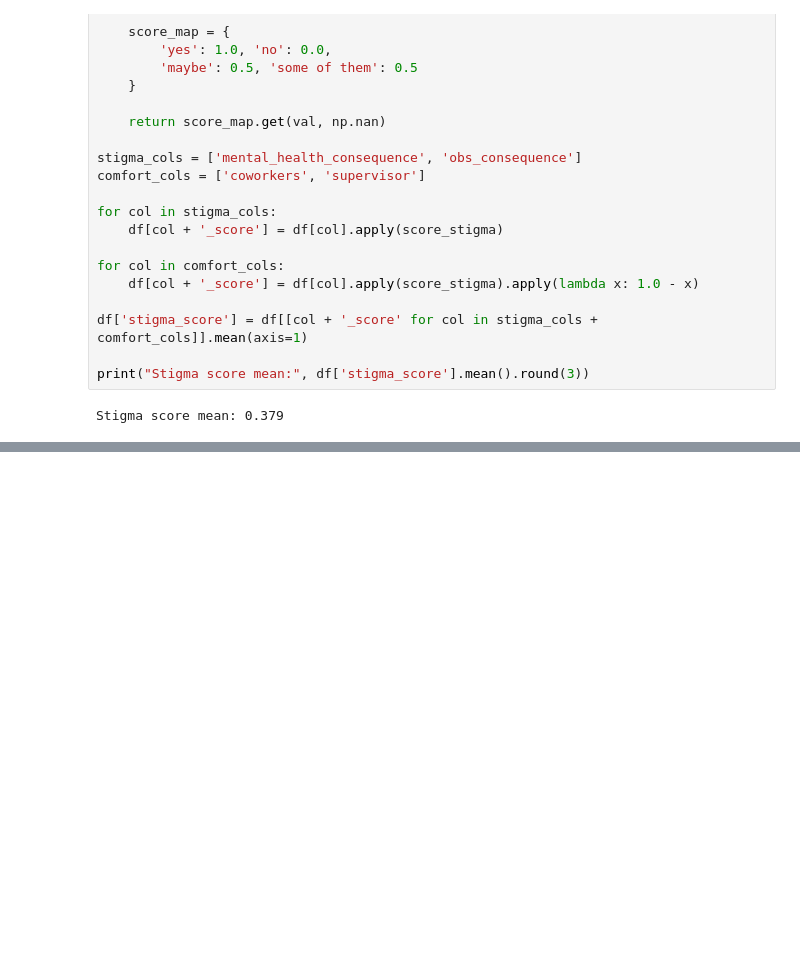
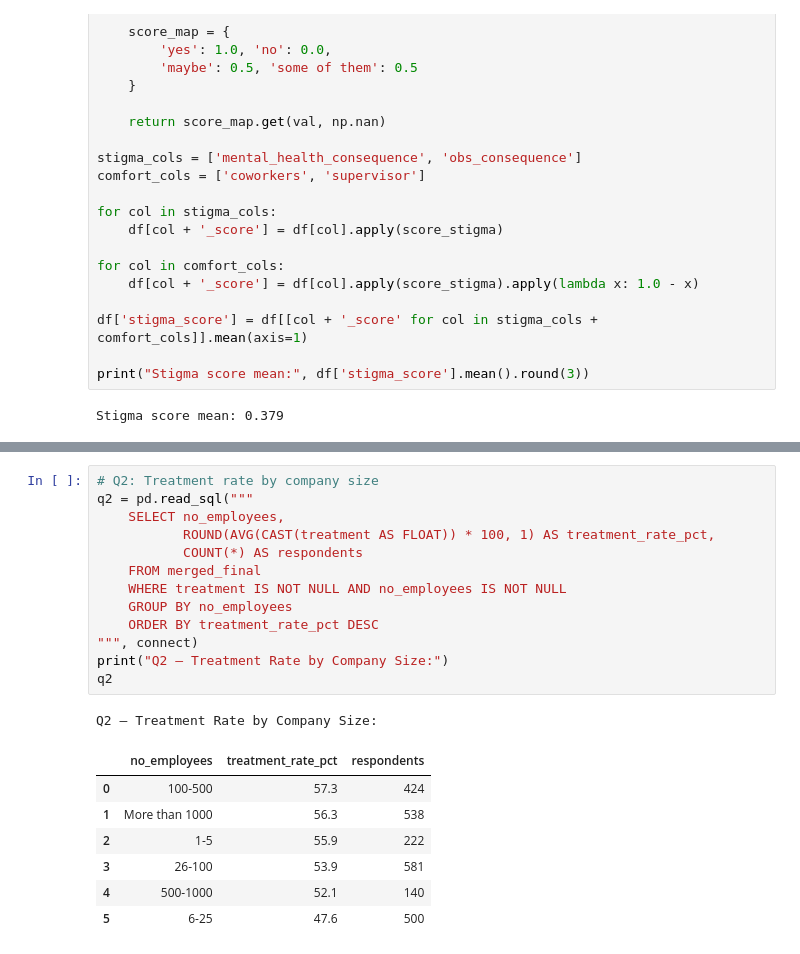
Before and after one commit to seanlumasag/cs210-project, a Jupyter notebook: notebook.ipynb, the cells around one changed output, grey strips where cells are left out. Cells and saved outputs as stored; diff of their text form; blank space fills up the shorter version.

```diff
--- a/notebook.ipynb
+++ b/notebook.ipynb
@@ -417,0 +440,22 @@ Stigma score mean: 0.379
+# %%
+# Q2: Treatment rate by company size
+q2 = pd.read_sql("""
+    SELECT no_employees,
+           ROUND(AVG(CAST(treatment AS FLOAT)) * 100, 1) AS treatment_rate_pct,
+           COUNT(*) AS respondents
+    FROM merged_final
+    WHERE treatment IS NOT NULL AND no_employees IS NOT NULL
+    GROUP BY no_employees
+    ORDER BY treatment_rate_pct DESC
+""", connect)
+print("Q2 — Treatment Rate by Company Size:")
+q2
+# %% [output]
+Q2 — Treatment Rate by Company Size:
+|  | no_employees | treatment_rate_pct | respondents |
+| 0 | 100-500 | 57.3 | 424 |
+| 1 | More than 1000 | 56.3 | 538 |
+| 2 | 1-5 | 55.9 | 222 |
+| 3 | 26-100 | 53.9 | 581 |
+| 4 | 500-1000 | 52.1 | 140 |
+| 5 | 6-25 | 47.6 | 500 |
```
Also changed, not shown: parts of 4 cells of this notebook.
